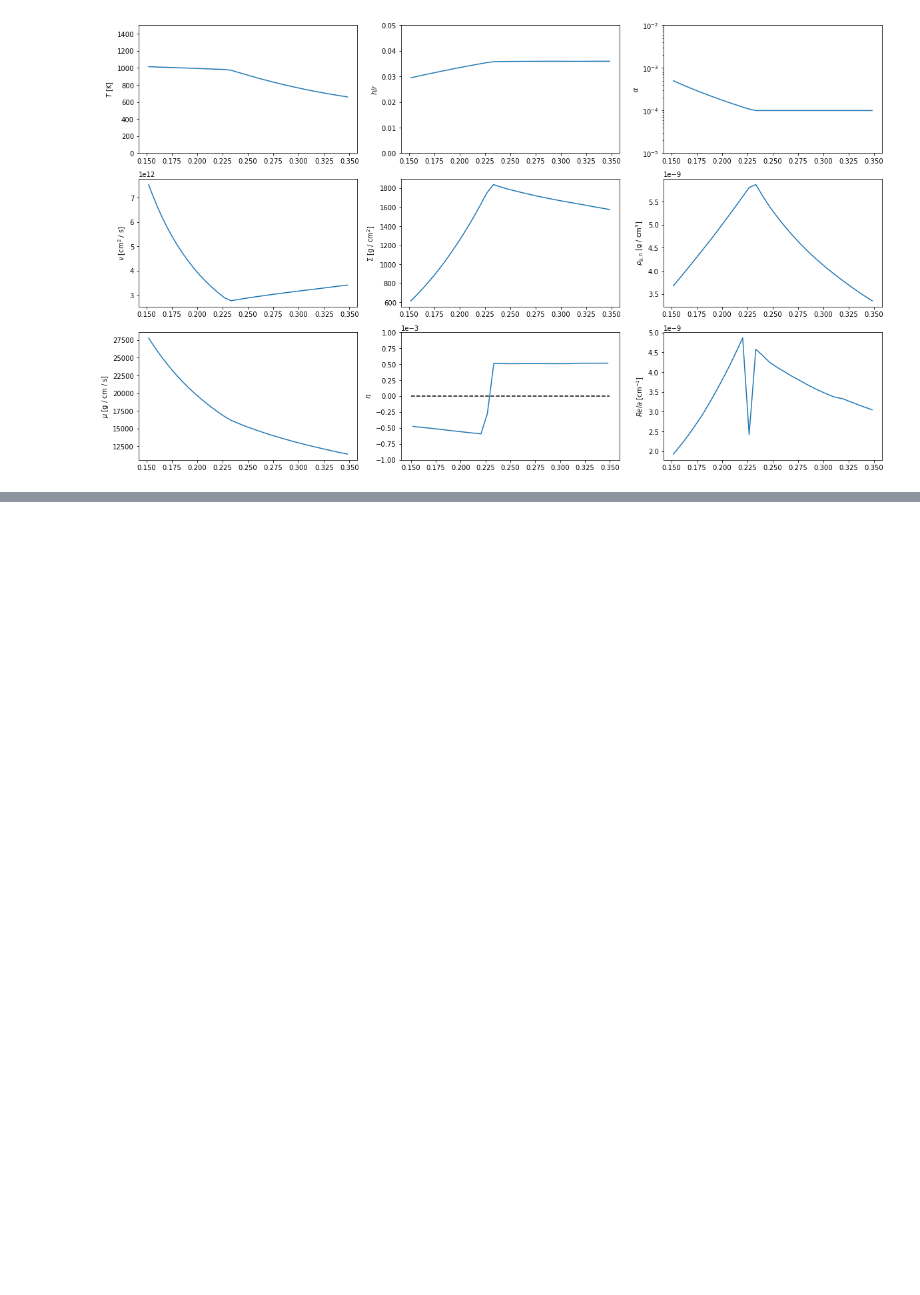
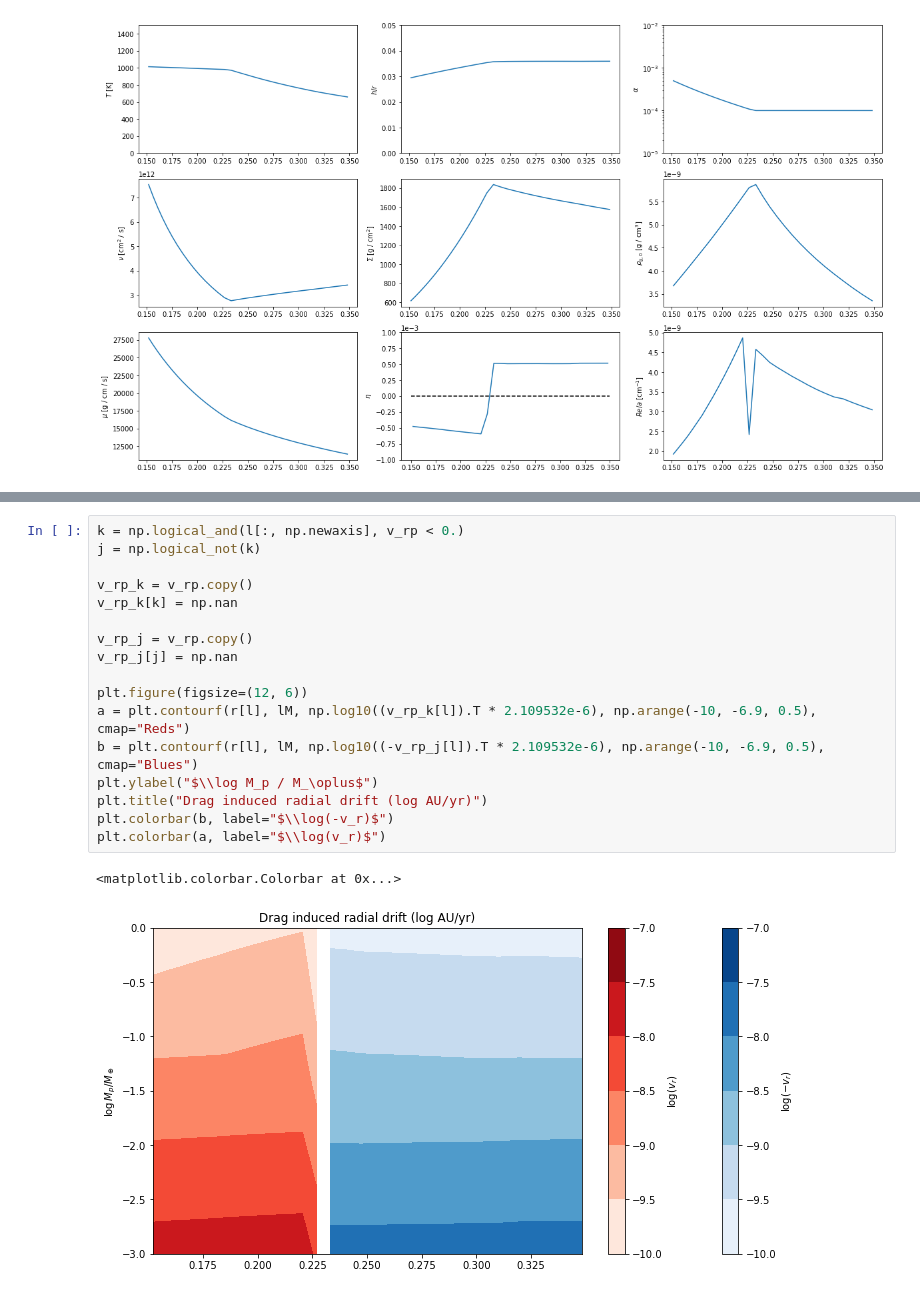
Before and after one commit to cassum-2022-project-21/workspace, a Jupyter notebook: disk/disk.ipynb, the cells around one changed output, grey strips where cells are left out. Cells and saved outputs as stored; diff of their text form; blank space fills up the shorter version.

```diff
--- a/disk/disk.ipynb
+++ b/disk/disk.ipynb
@@ -142,0 +178,20 @@ plt.savefig("Re.png")
+# %%
+k = np.logical_and(l[:, np.newaxis], v_rp < 0.)
+j = np.logical_not(k)
+
+v_rp_k = v_rp.copy()
+v_rp_k[k] = np.nan
+
+v_rp_j = v_rp.copy()
+v_rp_j[j] = np.nan
+
+plt.figure(figsize=(12, 6))
+a = plt.contourf(r[l], lM, np.log10((v_rp_k[l]).T * 2.109532e-6), np.arange(-10, -6.9, 0.5), cmap="Reds")
+b = plt.contourf(r[l], lM, np.log10((-v_rp_j[l]).T * 2.109532e-6), np.arange(-10, -6.9, 0.5), cmap="Blues")
+plt.ylabel("$\\log M_p / M_\oplus$")
+plt.title("Drag induced radial drift (log AU/yr)")
+plt.colorbar(b, label="$\\log(-v_r)$")
+plt.colorbar(a, label="$\\log(v_r)$")
+# %% [output]
+<matplotlib.colorbar.Colorbar at 0x...>
+[figure, added]
```
Also changed, not shown: parts of 4 cells of this notebook, 1 other file.
